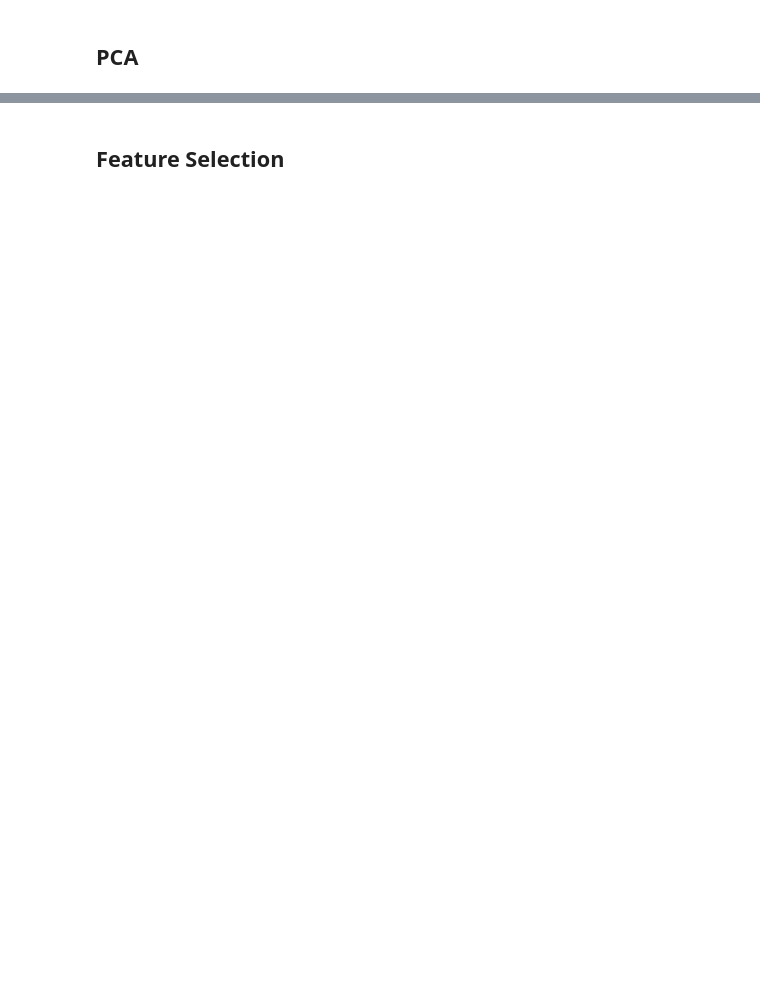
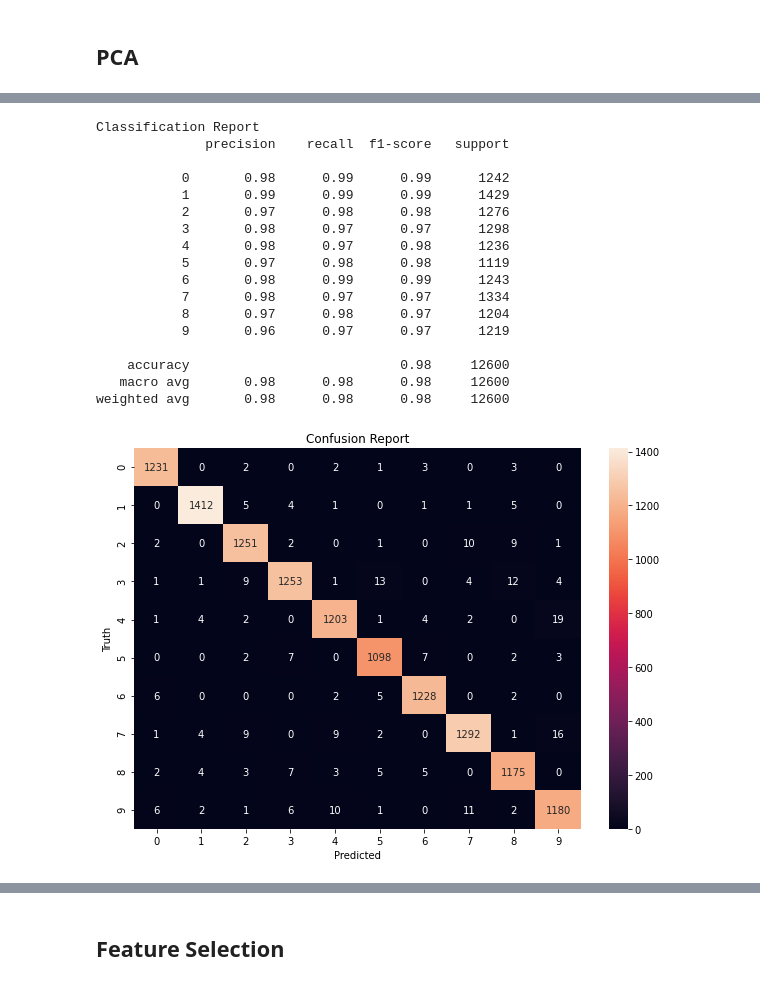
Before and after one commit to gbouzioto/machine_learning_master_2020, a Jupyter notebook: exercise_2/exercise_2.ipynb, the cells around one changed output, grey strips where cells are left out. Cells and saved outputs as stored; diff of their text form; code cells hidden in the pictures; blank space fills up the shorter version.

```diff
--- a/exercise_2/exercise_2.ipynb
+++ b/exercise_2/exercise_2.ipynb
@@ -164,0 +234,24 @@ X_test_new = pca.transform(X_test)
+# %%
+# perform_classification('kNN', X_train_new, X_test_new, y_train, y_test)
+# perform_classification('SVM linear', X_train_new, X_test_new, y_train, y_test)
+perform_classification('SVM rbf', X_train_new, X_test_new, y_train, y_test)
+# perform_classification('Logistic Regression', X_train_new, X_test_new, y_train, y_test)
+# %% [output]
+Classification Report
+              precision    recall  f1-score   support
+
+           0       0.98      0.99      0.99      1242
+           1       0.99      0.99      0.99      1429
+           2       0.97      0.98      0.98      1276
+           3       0.98      0.97      0.97      1298
+           4       0.98      0.97      0.98      1236
+           5       0.97      0.98      0.98      1119
+           6       0.98      0.99      0.99      1243
+           7       0.98      0.97      0.97      1334
+           8       0.97      0.98      0.97      1204
+           9       0.96      0.97      0.97      1219
+
+    accuracy                           0.98     12600
+   macro avg       0.98      0.98      0.98     12600
+weighted avg       0.98      0.98      0.98     12600
+[figure, added]
```
Also changed, not shown: parts of 30 cells of this notebook, 1 other file.
